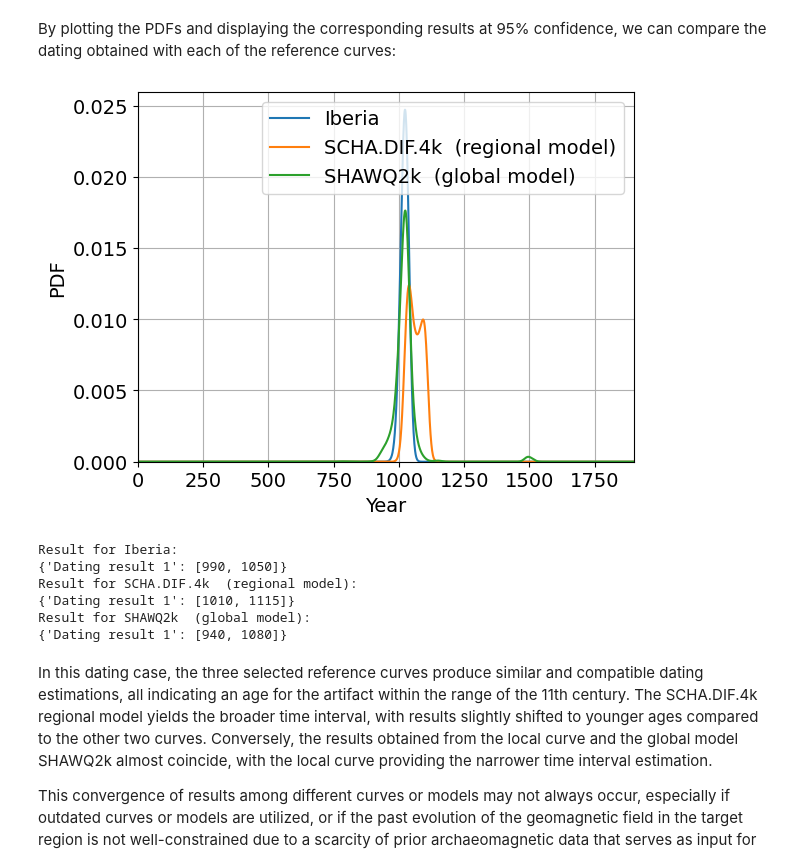
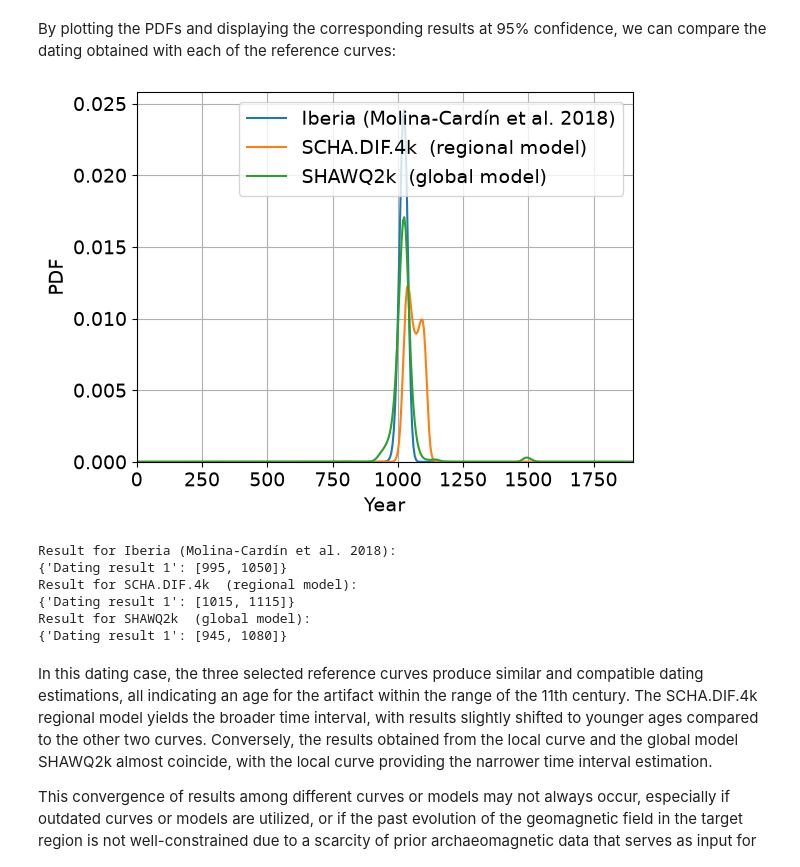
Before and after one commit to Mariossb/ArchaeoPyDating, a Jupyter notebook: APD_example.ipynb, the cells around one changed output. Saved outputs shown, nothing was run; the diff lists cells and outputs as text; code cells hidden in the pictures.

```diff
--- a/APD_example.ipynb
+++ b/APD_example.ipynb
@@ -107,7 +104,7 @@ plt.rcParams['font.size'] = 14
 
 # temporal axis for plotting (from the minimum time of the curve to its upper limit in steps of one year)
 t = np.arange(
-    min(curve.t), max(curve.t)+1
+    min(curve.t), max(curve.t)+5, 5
 )
 
 plt.plot(t, zF, label = "Intensity",     color="violet")
@@ -165,7 +162,7 @@ Following with this example, we can illustrate here the dating of the same mater
 2.   **European Regional Model**: Another option is to synthesize a PSVC from a European regional model, such as the SCHA.DIF.4k (Pavón-Carrasco et al., 2021) (https://doi.org/10.1029/2020JB021237), which is in fact the model used in the precedent examples.
 3. **Global Model**: Alternatively, we can synthesize a PSVC from a global model, such as the SHAWQ2k (Campuzano et al., 2019) (https://doi.org/10.1016/j.epsl.2019.01.050). This model is particularly suitable for our artifact due to the database used for its construction (many data comming from Iberia) and its defined temporal interval.
 # %%
-curve1 = apd.Curve(local = "Iberia")
+curve1 = apd.Curve(local = "Iberia (Molina-Cardín et al. 2018)")
 curve2 = apd.Curve(rmodel = "SCHA.DIF.4k", lat=artifact.lat, lon=artifact.lon)
 curve3 = apd.Curve(gmodel = "SHAWQ2k", lat=artifact.lat, lon=artifact.lon)
 
@@ -224,43 +221,43 @@ fig = plt.figure()
 
 for i in range(3):
 
-  # temporal axis for plotting (from the minimum time of the curve to its upper limit in steps of one year)
+  # temporal axis for plotting (from the minimum time of the curve to its upper limit in steps of 5 year)
   t = np.arange(
-      min(curves[i].t), max(curves[i].t)+1
+      min(curves[i].t), max(curves[i].t)+5, 5
   )
 
   plt.plot(t, z[i], label = curves[i].name)
 
 
 plt.xlabel('Year')
 plt.ylabel('PDF')
 plt.xlim(min(t), max(t))
 plt.ylim(0, None)
 plt.grid(True)
 plt.legend()
 plt.show()
 
 
 ## DATING RESULTS ##
 
 cl = 95   # confidence level
 
 for i in range(3):
 
   # threshold:
   h = combinations[i].pb(z[i], cl)
   # result:
   result = combinations[i].pb_h(z[i], h)
   print("Result for "+curves[i].name+":")
   print(result)
 # %% [output]
-[figure, old version]
+[figure, new version]
-Result for Iberia:
-{'Dating result 1': [990, 1050]}
+Result for Iberia (Molina-Cardín et al. 2018):
+{'Dating result 1': [995, 1050]}
 Result for SCHA.DIF.4k  (regional model):
-{'Dating result 1': [1010, 1115]}
+{'Dating result 1': [1015, 1115]}
 Result for SHAWQ2k  (global model):
-{'Dating result 1': [940, 1080]}
+{'Dating result 1': [945, 1080]}
 # %% [markdown]
 In this dating case, the three selected reference curves produce similar and compatible dating estimations, all indicating an age for the artifact within the range of the 11th century. The SCHA.DIF.4k regional model yields the broader time interval, with results slightly shifted to younger ages compared to the other two curves. Conversely, the results obtained from the local curve and the global model SHAWQ2k almost coincide, with the local curve providing the narrower time interval estimation.
 
```
Also changed, not shown: parts of 4 cells of this notebook, 2 other files.
